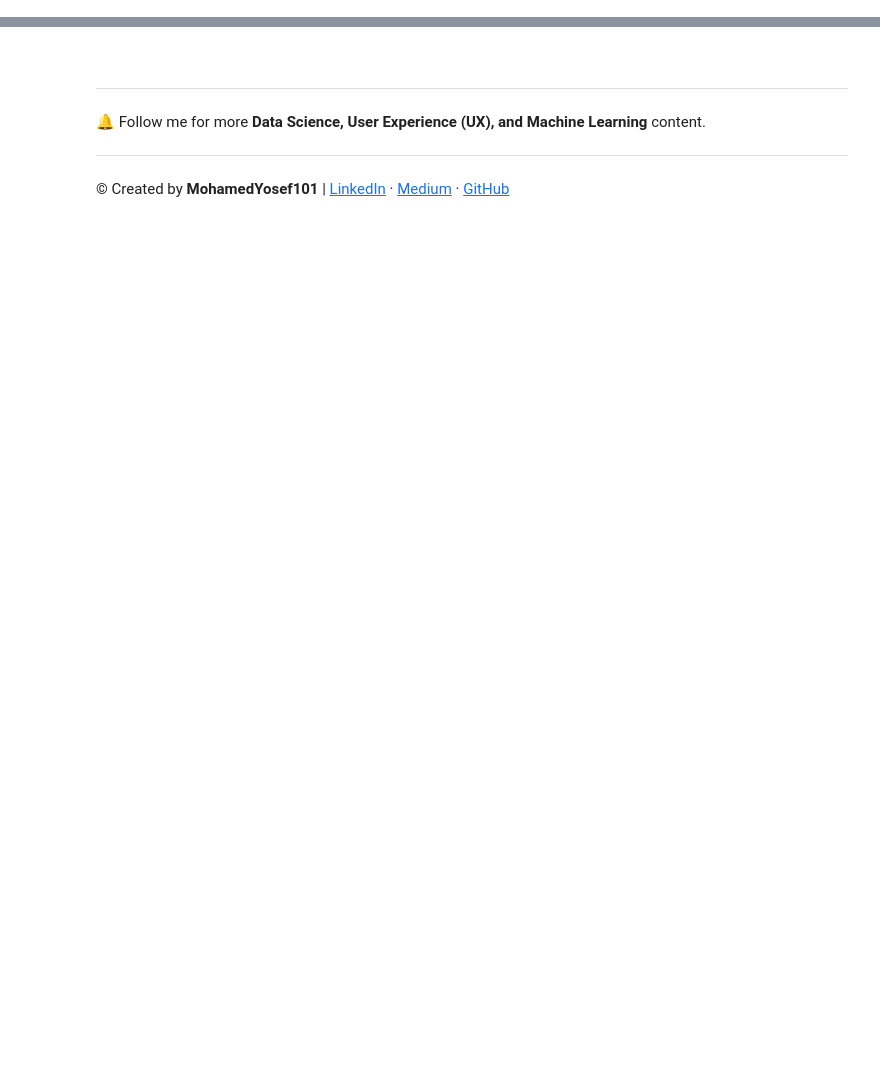
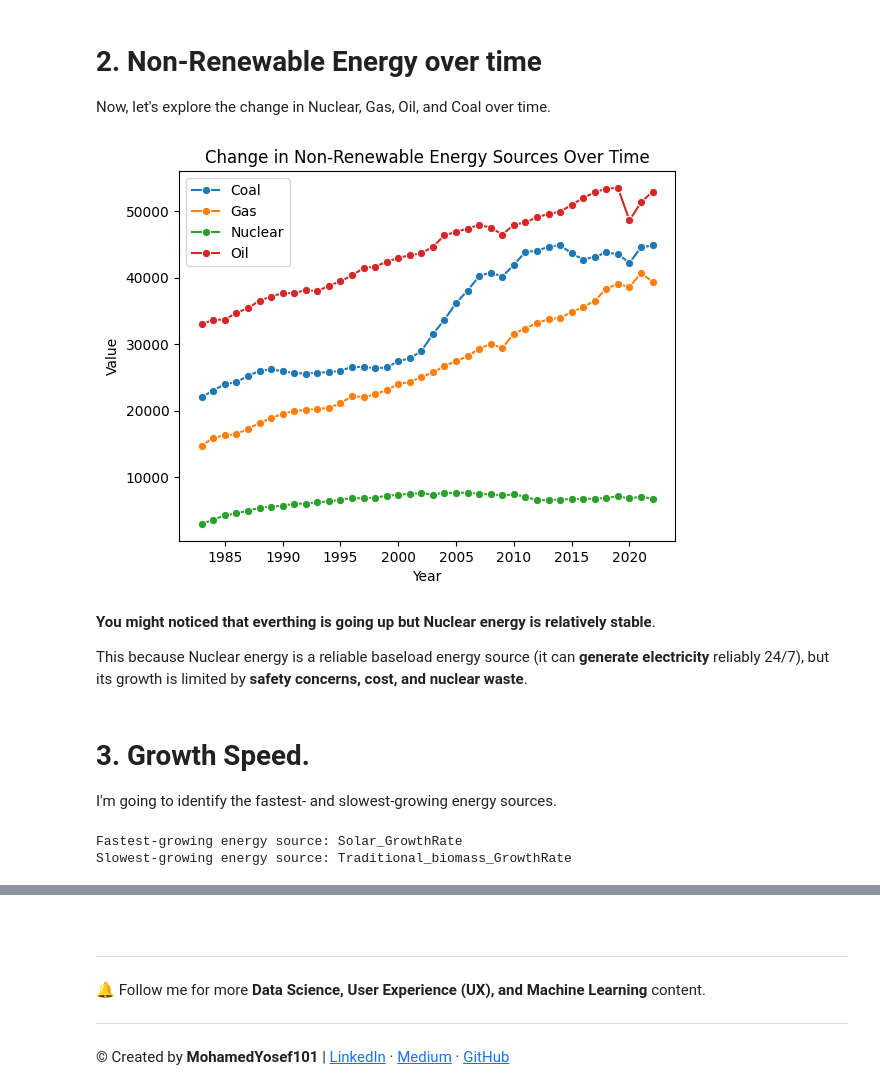
Before and after one commit to mohamedyosef101/energy-time-series-forecasting, a Jupyter notebook: main.ipynb, the cells around one changed output, grey strips where cells are left out. Saved outputs shown, nothing was run; the diff lists cells and outputs as text; code cells hidden in the pictures; blank space fills up the shorter version.

```diff
--- a/main.ipynb
+++ b/main.ipynb
@@ -202,0 +68,35 @@ RMSE Score on Test set: 3721.75
+# %% [markdown]
+# 2. Non-Renewable Energy over time
+Now, let's explore the change in Nuclear, Gas, Oil, and Coal over time.
+# %%
+non_renewable_columns = ['Coal', 'Gas', 'Nuclear', 'Oil']
+plot_over_years(non_renewable_columns, 'Change in Non-Renewable Energy Sources Over Time')
+# %% [output]
+[figure, added]
+# %% [markdown]
+**You might noticed that everthing is going up but Nuclear energy is relatively stable**.
+
+This because Nuclear energy is a reliable baseload energy source (it can **generate electricity** reliably 24/7), but its growth is limited by **safety concerns, cost, and nuclear waste**.
+# %% [markdown]
+# 3. Growth Speed.
+I'm going to identify the fastest- and slowest-growing energy sources.
+# %%
+# Calculate annual growth rates for each energy source
+for column in df.columns[2:]:  # Start from the third column ('Other_renewables' onward)
+    df[f'{column}_GrowthRate'] = df[column].pct_change() * 100
+
+# Group by energy source and calculate the average growth rate
+average_growth_rates = df.iloc[:, 11:].mean()  # Columns from the 12th onward
+
+# Sort the energy sources by average growth rate
+sorted_energy_sources = average_growth_rates.sort_values(ascending=False)
+
+# Identify the fastest and slowest-growing energy sources
+fastest_growing_source = sorted_energy_sources.index[0]
+slowest_growing_source = sorted_energy_sources.index[-1]
+
+print(f"Fastest-growing energy source: {fastest_growing_source}")
+print(f"Slowest-growing energy source: {slowest_growing_source}")
+# %% [output]
+Fastest-growing energy source: Solar_GrowthRate
+Slowest-growing energy source: Traditional_biomass_GrowthRate
```
Also changed, not shown: parts of 38 cells of this notebook.
